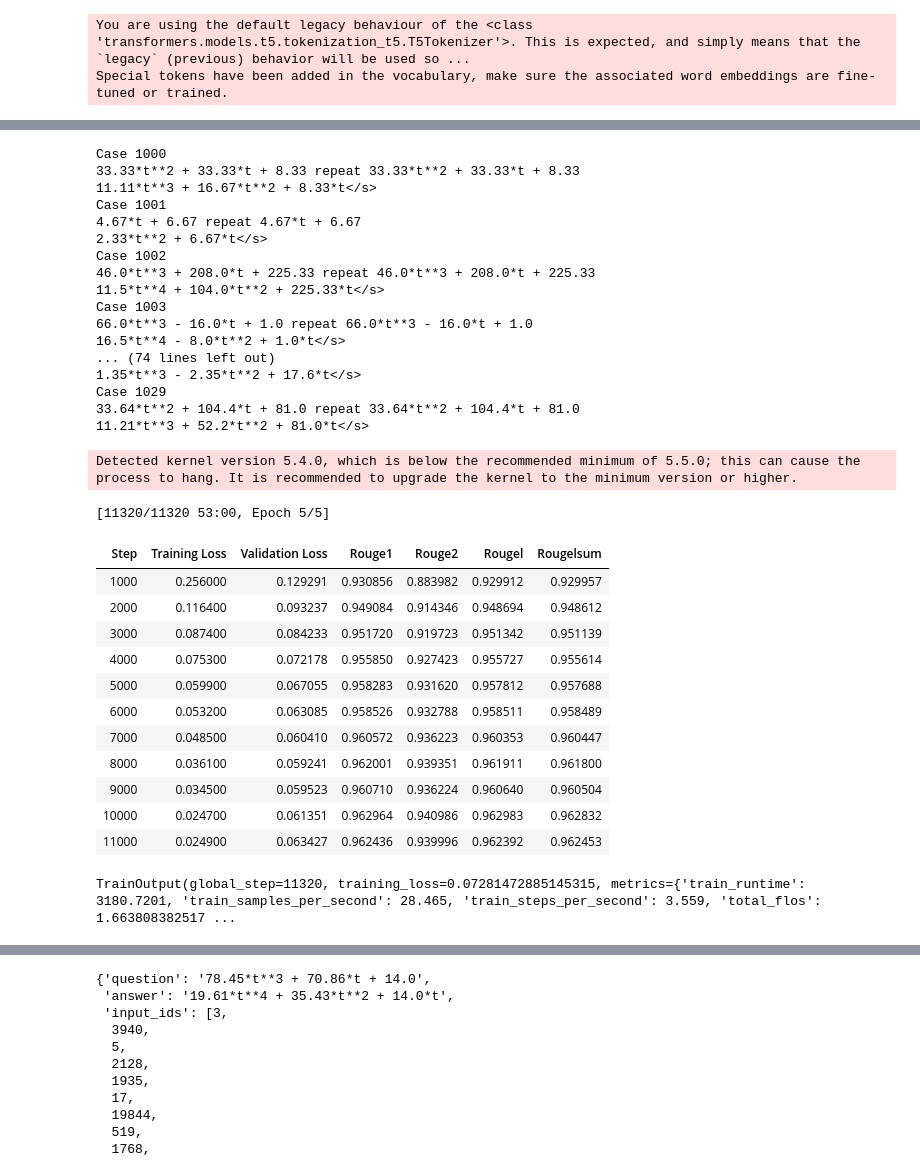
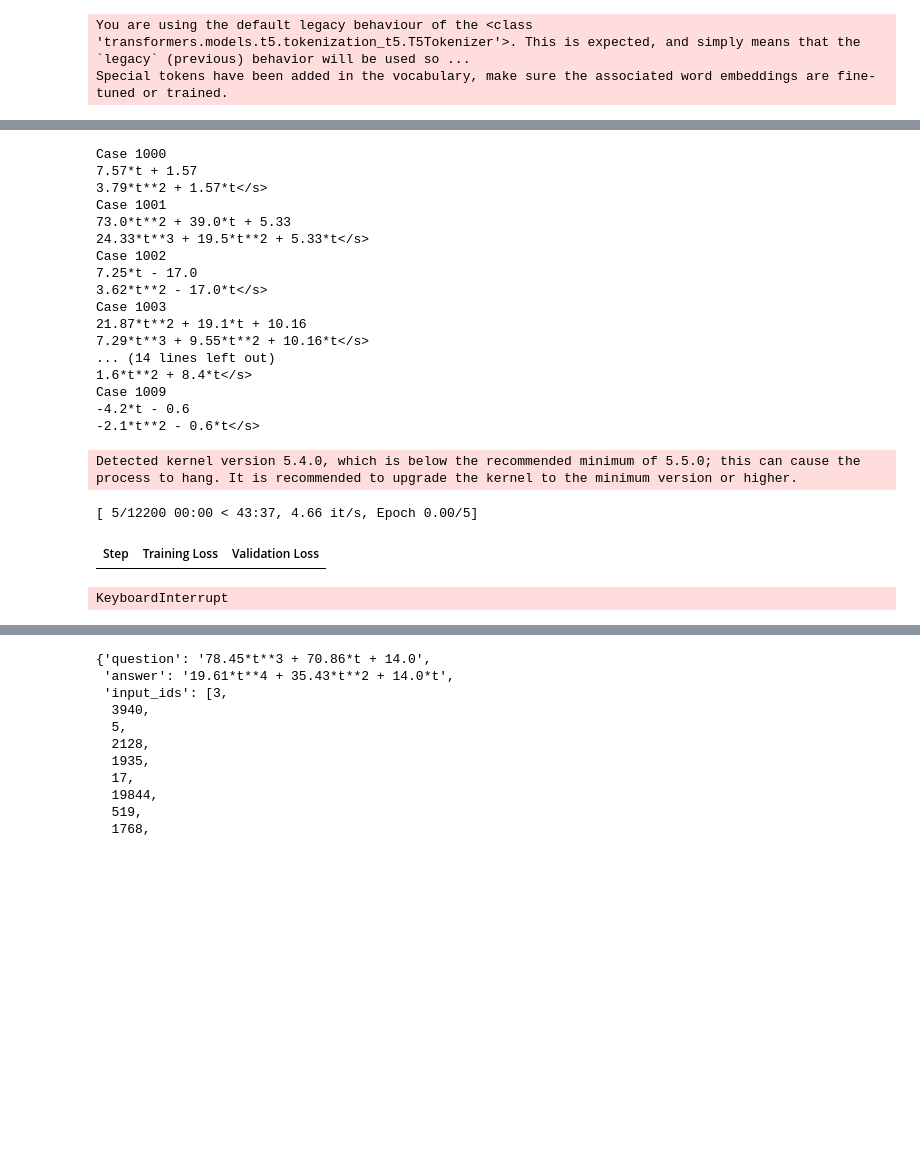
Before and after one commit to xiaoxin-yin/automath, a Jupyter notebook: calculus/integrate_flant5.ipynb, the cells around one changed output, grey strips where cells are left out. Drawn from its saved outputs; the diff is of its cells as text; code cells hidden in the pictures; blank space fills up the shorter version.

```diff
--- a/calculus/integrate_flant5.ipynb
+++ b/calculus/integrate_flant5.ipynb
@@ -186,30 +160,30 @@ tokenized_dataset['test'][1]
 # %%
-train_ds = tokenized_dataset['train']
+tmp = tokenized_dataset['train']
 
-for i in range(1000, min(len(train_ds), 1030)):
-    question = train_ds[i]['question']
+for i in range(1000, min(len(tmp), 1010)):
+    question = tmp[i]['question']
     if len(question) > 3:
         print("Case", i)
         print(question)
-        print(tokenizer.decode(train_ds[i]['labels']))
+        print(tokenizer.decode(tmp[i]['labels']))
 # %% [output]
 Case 1000
-33.33*t**2 + 33.33*t + 8.33 repeat 33.33*t**2 + 33.33*t + 8.33
-11.11*t**3 + 16.67*t**2 + 8.33*t</s>
+7.57*t + 1.57
+3.79*t**2 + 1.57*t</s>
 Case 1001
-4.67*t + 6.67 repeat 4.67*t + 6.67
-2.33*t**2 + 6.67*t</s>
+73.0*t**2 + 39.0*t + 5.33
+24.33*t**3 + 19.5*t**2 + 5.33*t</s>
 Case 1002
-46.0*t**3 + 208.0*t + 225.33 repeat 46.0*t**3 + 208.0*t + 225.33
-11.5*t**4 + 104.0*t**2 + 225.33*t</s>
+7.25*t - 17.0
+3.62*t**2 - 17.0*t</s>
 Case 1003
-66.0*t**3 - 16.0*t + 1.0 repeat 66.0*t**3 - 16.0*t + 1.0
-16.5*t**4 - 8.0*t**2 + 1.0*t</s>
-... (74 lines left out)
-1.35*t**3 - 2.35*t**2 + 17.6*t</s>
-Case 1029
-33.64*t**2 + 104.4*t + 81.0 repeat 33.64*t**2 + 104.4*t + 81.0
-11.21*t**3 + 52.2*t**2 + 81.0*t</s>
+21.87*t**2 + 19.1*t + 10.16
+7.29*t**3 + 9.55*t**2 + 10.16*t</s>
+... (14 lines left out)
+1.6*t**2 + 8.4*t</s>
+Case 1009
+-4.2*t - 0.6
+-2.1*t**2 - 0.6*t</s>
 # %%
 import nltk
 import evaluate
@@ -235,56 +209,45 @@ L_RATE = 3e-4
 BATCH_SIZE = 8
 PER_DEVICE_EVAL_BATCH = 8
 WEIGHT_DECAY = 0.01
-SAVE_TOTAL_LIM = 2
+SAVE_TOTAL_LIM = 20
 NUM_EPOCHS = 5
 SAVE_STEPS=1000
 
 # Set up training arguments
 training_args = Seq2SeqTrainingArguments(
-   output_dir="datasets/integrate_flant5_20240101",
+   output_dir="datasets/integrate_flant5_large_20240101",
    evaluation_strategy="steps",
    learning_rate=L_RATE,
    per_device_train_batch_size=BATCH_SIZE,
    per_device_eval_batch_size=PER_DEVICE_EVAL_BATCH,
    save_steps=SAVE_STEPS,
    eval_steps=SAVE_STEPS,
    logging_steps=SAVE_STEPS,
    weight_decay=WEIGHT_DECAY,
    save_total_limit=SAVE_TOTAL_LIM,
    num_train_epochs=NUM_EPOCHS,
    predict_with_generate=True,
    push_to_hub=False
 )
 
 trainer = Seq2SeqTrainer(
    model=model,
    args=training_args,
    train_dataset=tokenized_dataset["train"],
    eval_dataset=tokenized_dataset["test"],
    tokenizer=tokenizer,
    data_collator=data_collator,
    compute_metrics=compute_metrics
 )
 
 #cp_path = "datasets/integrate_flant5_20240101/checkpoint-36000"
 
 trainer.train()
 # %% [output]
 Detected kernel version 5.4.0, which is below the recommended minimum of 5.5.0; this can cause the process to hang. It is recommended to upgrade the kernel to the minimum version or higher.
-[11320/11320 53:00, Epoch 5/5]
+[ 5/12200 00:00 < 43:37, 4.66 it/s, Epoch 0.00/5]
-| Step | Training Loss | Validation Loss | Rouge1 | Rouge2 | Rougel | Rougelsum |
-| 1000 | 0.256000 | 0.129291 | 0.930856 | 0.883982 | 0.929912 | 0.929957 |
-| 2000 | 0.116400 | 0.093237 | 0.949084 | 0.914346 | 0.948694 | 0.948612 |
-| 3000 | 0.087400 | 0.084233 | 0.951720 | 0.919723 | 0.951342 | 0.951139 |
-| 4000 | 0.075300 | 0.072178 | 0.955850 | 0.927423 | 0.955727 | 0.955614 |
-| 5000 | 0.059900 | 0.067055 | 0.958283 | 0.931620 | 0.957812 | 0.957688 |
-| 6000 | 0.053200 | 0.063085 | 0.958526 | 0.932788 | 0.958511 | 0.958489 |
-| 7000 | 0.048500 | 0.060410 | 0.960572 | 0.936223 | 0.960353 | 0.960447 |
-| 8000 | 0.036100 | 0.059241 | 0.962001 | 0.939351 | 0.961911 | 0.961800 |
-| 9000 | 0.034500 | 0.059523 | 0.960710 | 0.936224 | 0.960640 | 0.960504 |
-| 10000 | 0.024700 | 0.061351 | 0.962964 | 0.940986 | 0.962983 | 0.962832 |
-| 11000 | 0.024900 | 0.063427 | 0.962436 | 0.939996 | 0.962392 | 0.962453 |
+| Step | Training Loss | Validation Loss |
-TrainOutput(global_step=11320, training_loss=0.07281472885145315, metrics={'train_runtime': 3180.7201, 'train_samples_per_second': 28.465, 'train_steps_per_second': 3.559, 'total_flos': 1.663808382517 ...
+KeyboardInterrupt
 # %%
 model.save_pretrained("datasets/integrate_flant5_20240101/flant5-large-11000-loss0.050.model")
 # %%
```
Also changed, not shown: parts of 6 cells of this notebook, 9 other files.
